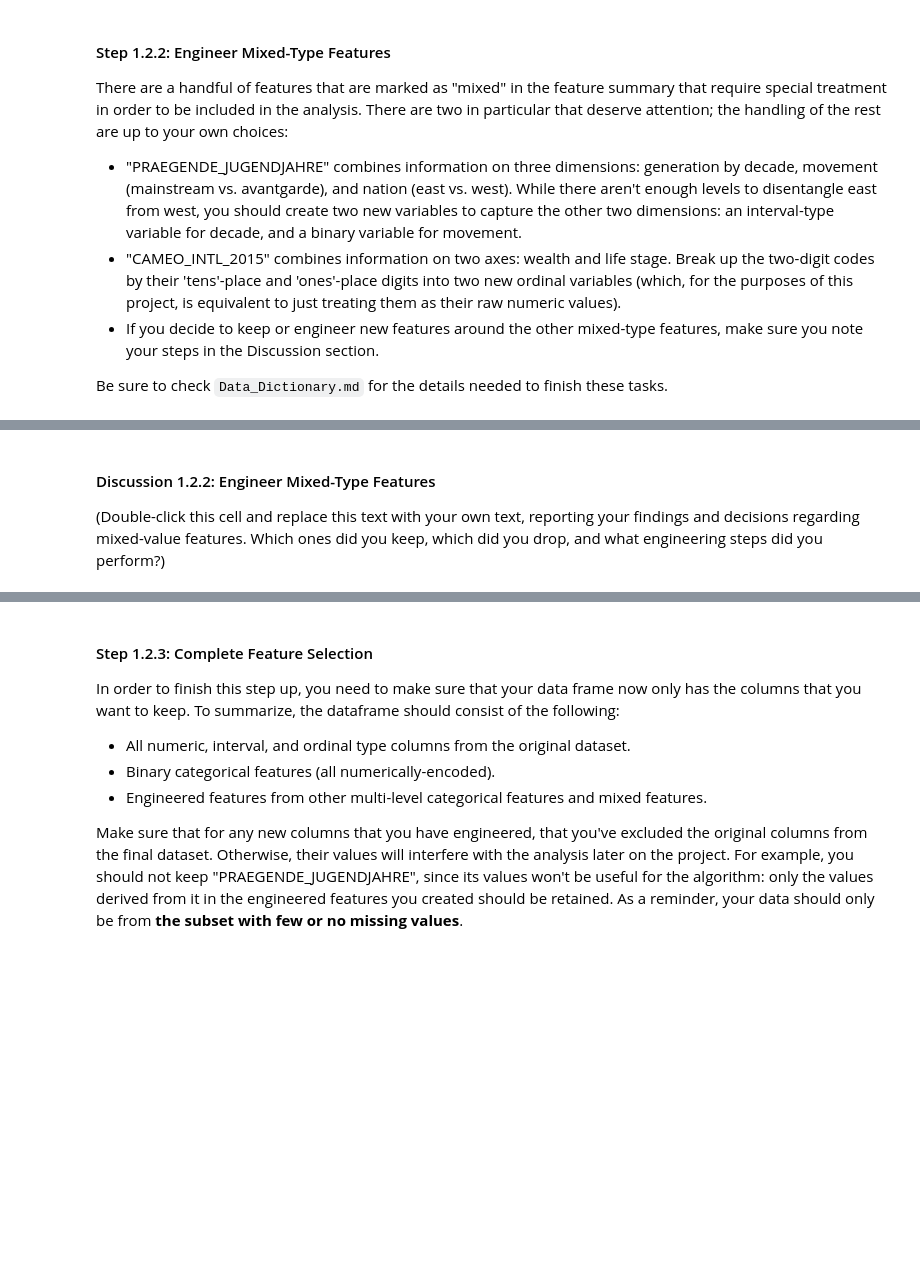
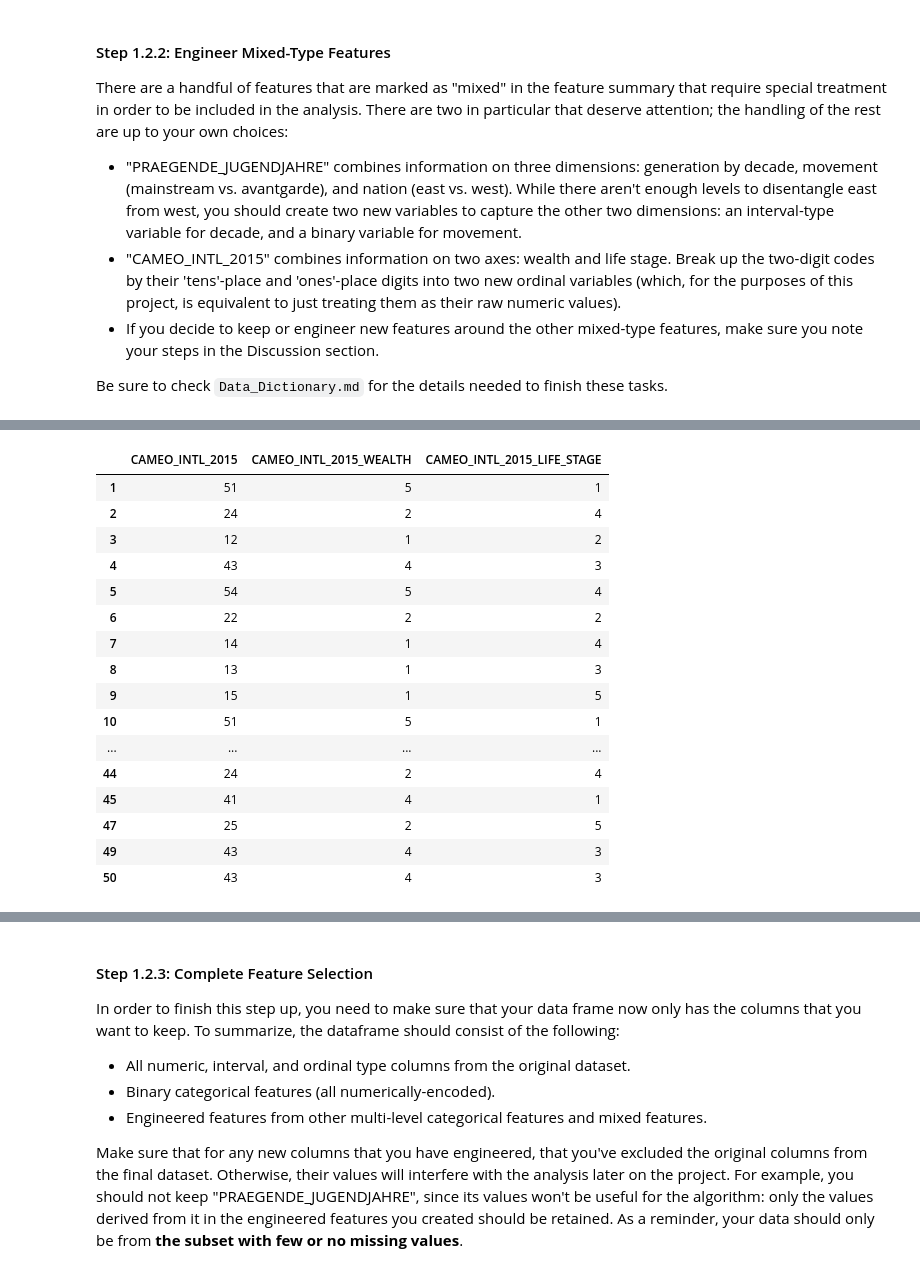
Before and after one commit to mo-matar/Identify-Customer-Segments-Unsupervised-Learning-Project, a Jupyter notebook: Identify_Customer_Segments.ipynb, the cells around one changed output, grey strips where cells are left out. Drawn from its saved outputs; the diff is of its cells as text; code cells hidden in the pictures; blank space fills up the shorter version.

```diff
--- a/Identify_Customer_Segments.ipynb
+++ b/Identify_Customer_Segments.ipynb
@@ -610,2 +701,6 @@ Be sure to check `Data_Dictionary.md` for the details needed to finish these tas
 # %%
-# Investigate "PRAEGENDE_JUGENDJAHRE" and engineer two new variables.
+# Investigate "CAMEO_INTL_2015" and engineer two new variables.
+mixed_data2 = mixed_data.copy()
+
+
+mixed_data2['CAMEO_INTL_2015'] = mixed_data2['CAMEO_INTL_2015'].replace('XX', np.nan).astype('Int64')
@@ -614,4 +707,23 @@ Be sure to check `Data_Dictionary.md` for the details needed to finish these tas
-# %% [markdown]
-#### Discussion 1.2.2: Engineer Mixed-Type Features
-
-(Double-click this cell and replace this text with your own text, reporting your findings and decisions regarding mixed-value features. Which ones did you keep, which did you drop, and what engineering steps did you perform?)
+# %%
+mixed_data2['CAMEO_INTL_2015_WEALTH'] = (mixed_data2['CAMEO_INTL_2015'] // 10)
+mixed_data2['CAMEO_INTL_2015_LIFE_STAGE'] = (mixed_data2['CAMEO_INTL_2015'] % 10)
+# %%
+mixed_data2[['CAMEO_INTL_2015', 'CAMEO_INTL_2015_WEALTH', 'CAMEO_INTL_2015_LIFE_STAGE']].head(41)
+# %% [output]
+|  | CAMEO_INTL_2015 | CAMEO_INTL_2015_WEALTH | CAMEO_INTL_2015_LIFE_STAGE |
+| 1 | 51 | 5 | 1 |
+| 2 | 24 | 2 | 4 |
+| 3 | 12 | 1 | 2 |
+| 4 | 43 | 4 | 3 |
+| 5 | 54 | 5 | 4 |
+| 6 | 22 | 2 | 2 |
+| 7 | 14 | 1 | 4 |
+| 8 | 13 | 1 | 3 |
+| 9 | 15 | 1 | 5 |
+| 10 | 51 | 5 | 1 |
+| ... | ... | ... | ... |
+| 44 | 24 | 2 | 4 |
+| 45 | 41 | 4 | 1 |
+| 47 | 25 | 2 | 5 |
+| 49 | 43 | 4 | 3 |
+| 50 | 43 | 4 | 3 |
```
Also changed, not shown: parts of 8 cells of this notebook.
